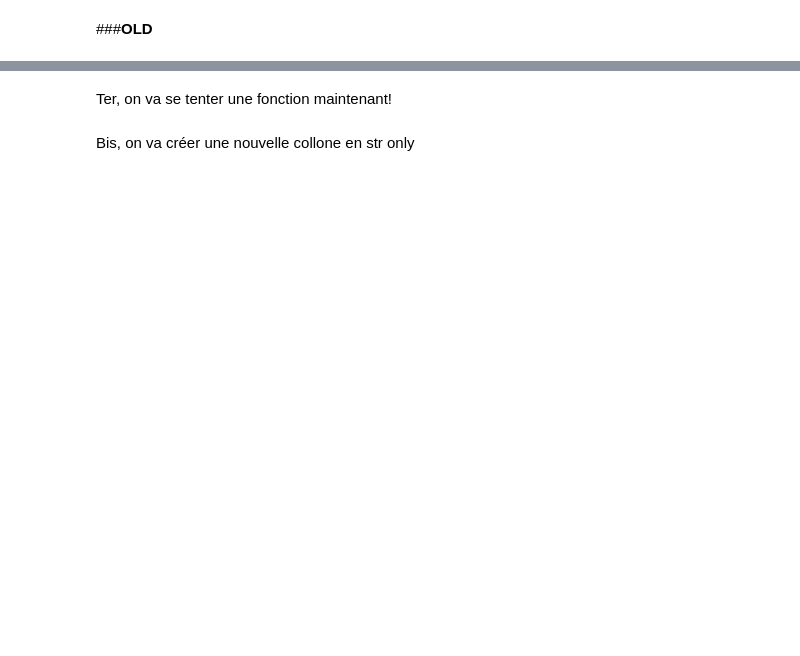
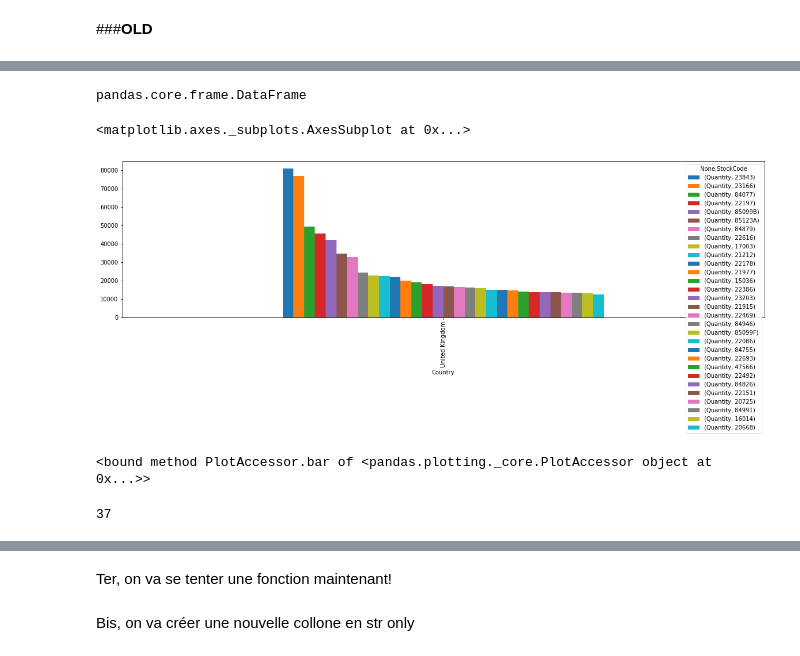
Before and after one commit to federicoding/TestTechnique, a Jupyter notebook: Analyse.ipynb, the cells around one changed output, grey strips where cells are left out. Saved outputs shown, nothing was run; the diff lists cells and outputs as text; code cells hidden in the pictures; blank space fills up the shorter version.

```diff
--- a/Analyse.ipynb
+++ b/Analyse.ipynb
@@ -502,0 +575,2 @@ Mais il faut savoir que ça peut être une piste à explorer, toujours, parfois
+# %%
+data['Total'] = data['Quantity']*data['UnitPrice']
@@ -504,0 +856,4 @@ Mais il faut savoir que ça peut être une piste à explorer, toujours, parfois
+# %%
+type(pays_produits)
+# %% [output]
+pandas.core.frame.DataFrame
@@ -504,0 +870,6 @@ Mais il faut savoir que ça peut être une piste à explorer, toujours, parfois
+# %%
+fig, ax = plt.subplots(figsize=(20,5))
+pays_produits.query('Country=="United Kingdom"').head(30).unstack().plot(kind='bar',ax=ax)
+# %% [output]
+<matplotlib.axes._subplots.AxesSubplot at 0x...>
+[figure, added]
@@ -504,0 +879,5 @@ Mais il faut savoir que ça peut être une piste à explorer, toujours, parfois
+# %%
+
+pays_produits.query('Country=="United Kingdom"').plot.bar
+# %% [output]
+<bound method PlotAccessor.bar of <pandas.plotting._core.PlotAccessor object at 0x...>>
@@ -504,0 +897,4 @@ Mais il faut savoir que ça peut être une piste à explorer, toujours, parfois
+# %%
+liste_pays.size
+# %% [output]
+37
```
Also changed, not shown: parts of 69 cells of this notebook.
